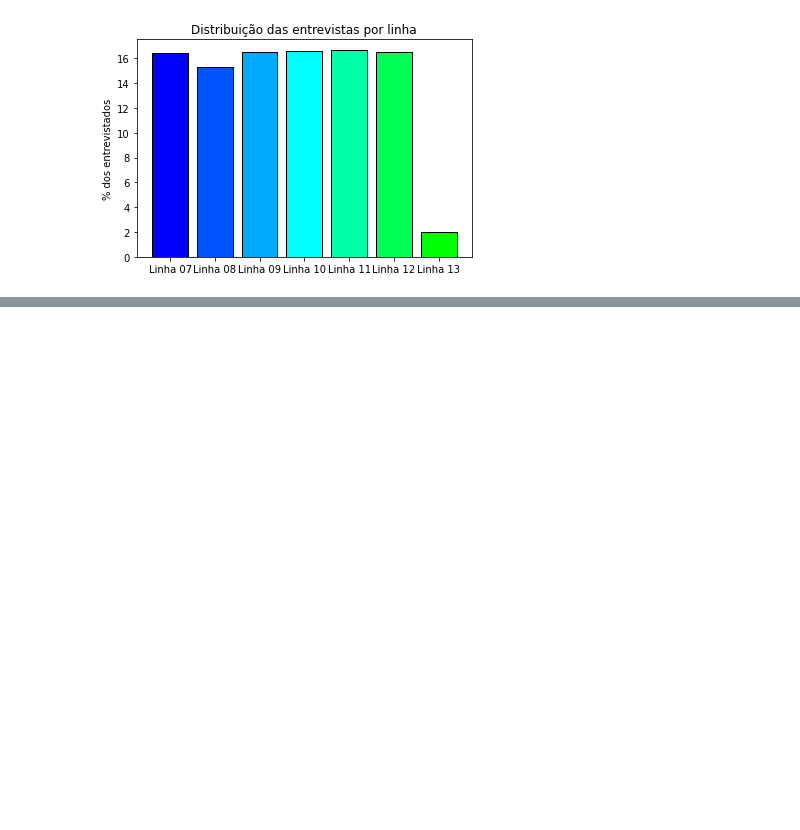
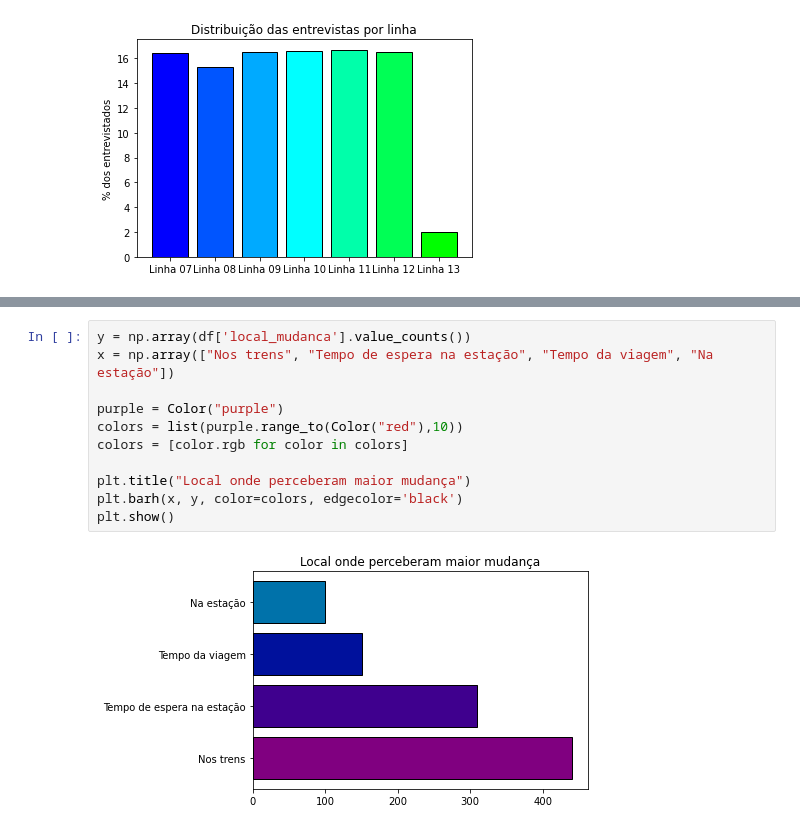
Before and after one commit to panharr/mobilidade-urbana, a Jupyter notebook: mobilidadeurbana.ipynb, the cells around one changed output, grey strips where cells are left out. Drawn from its saved outputs; the diff is of its cells as text; blank space fills up the shorter version.

```diff
--- a/mobilidadeurbana.ipynb
+++ b/mobilidadeurbana.ipynb
@@ -60,0 +180,13 @@ plt.show()
+# %%
+y = np.array(df['local_mudanca'].value_counts())
+x = np.array(["Nos trens", "Tempo de espera na estação", "Tempo da viagem", "Na estação"])
+
+purple = Color("purple")
+colors = list(purple.range_to(Color("red"),10))
+colors = [color.rgb for color in colors]
+
+plt.title("Local onde perceberam maior mudança")
+plt.barh(x, y, color=colors, edgecolor='black')
+plt.show()
+# %% [output]
+[figure, added]
```
Also changed, not shown: parts of 6 cells of this notebook.
